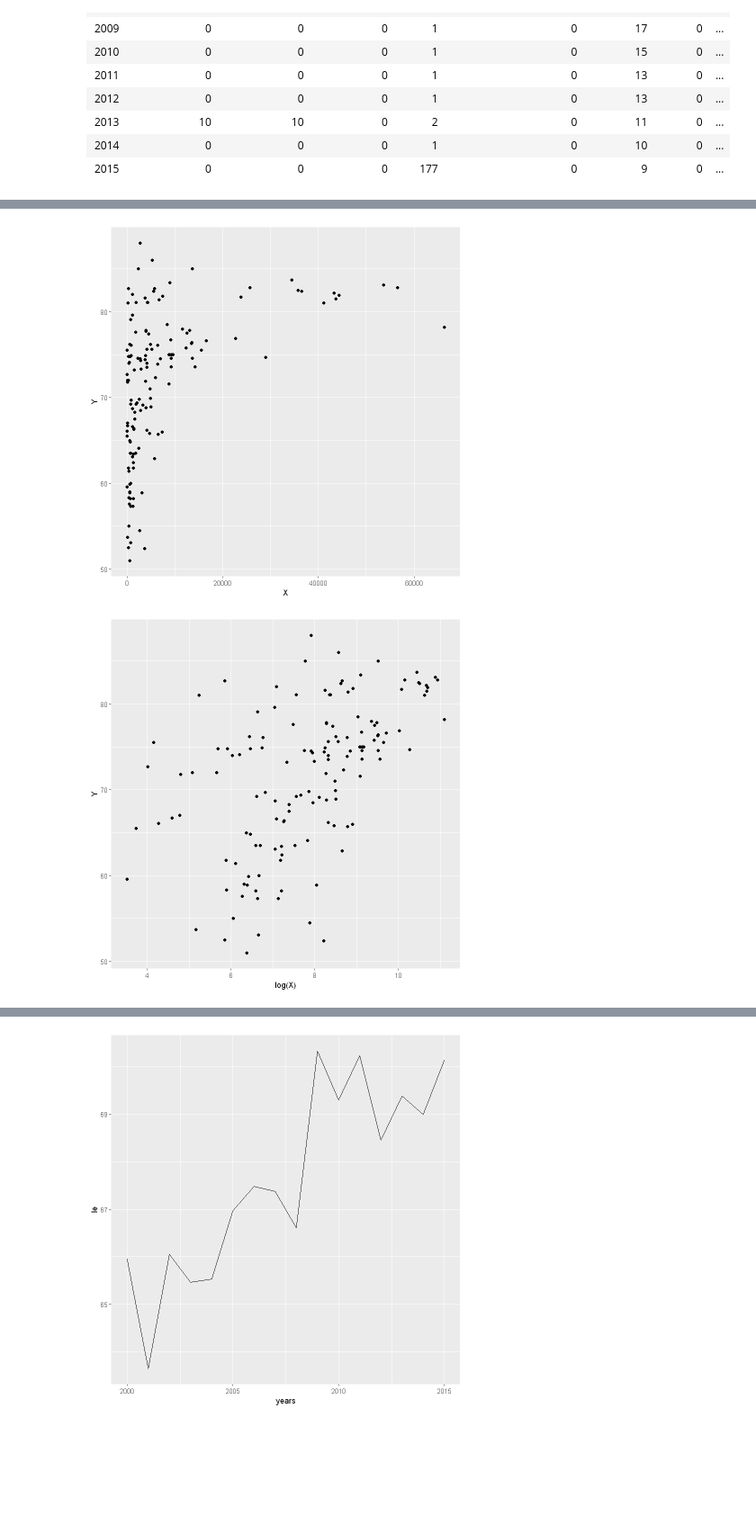
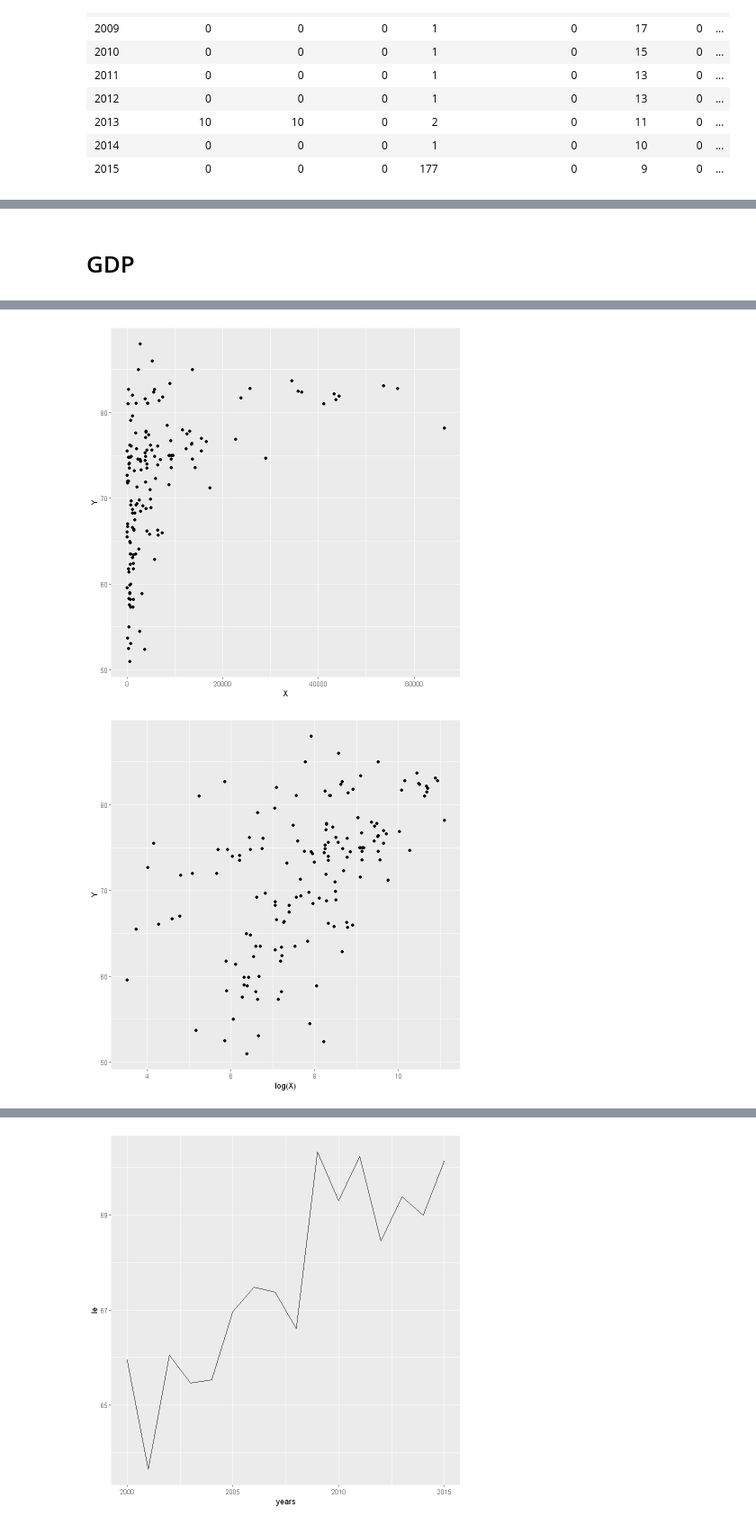
Before and after one commit to Szymex49/What_affects_life_expectancy-statistical_analysis, a Jupyter notebook: Malec.ipynb, the cells around one changed output, grey strips where cells are left out. Shown at 90% size. Cells and saved outputs as stored; diff of their text form; code cells hidden in the pictures; blank space fills up the shorter version.

```diff
--- a/Malec.ipynb
+++ b/Malec.ipynb
@@ -118,11 +118,13 @@ A data.frame: 16 × 19
 | 2013 | -0.5763295 | -0.4176003 | 0.40210843 | 0.312662327 | 0.27267648 | -0.13022119 | 0.3841417 | ... |
 | 2014 | -0.6083628 | -0.4178698 | 0.44312401 | 0.294625287 | 0.29271638 | -0.14013947 | 0.3643816 | ... |
 | 2015 | -0.6397830 | -0.4162013 | 0.06666667 | 0.003259969 | 0.32357176 | -0.15271506 | 0.3843051 | ... |
+# %% [markdown]
+# GDP
 # %%
-data_filtered <- data2015[!is.na(data$GDP) & !is.na(data$life_expectancy),]
+data_filtered <- data2015[!is.na(data2015$GDP) & !is.na(data2015$life_expectancy),]
 X <- data_filtered$GDP
 Y <- data_filtered$life_expectancy
 
-ggplot(data_filtered, aes(X, Y)) + geom_point()
-ggplot(data_filtered, aes(log(X), Y)) + geom_point()
+ggplot() + geom_point(aes(X, Y))
+ggplot() + geom_point(aes(log(X), Y))
 # %% [output]
@@ -133,5 +131,5 @@ Warning message:
-[figure, old version]
+[figure, new version]
-[figure, old version]
+[figure, new version]
 # %%
 cor(log(X), Y)
 # %% [output]
```
Also changed, not shown: parts of 9 cells of this notebook.
